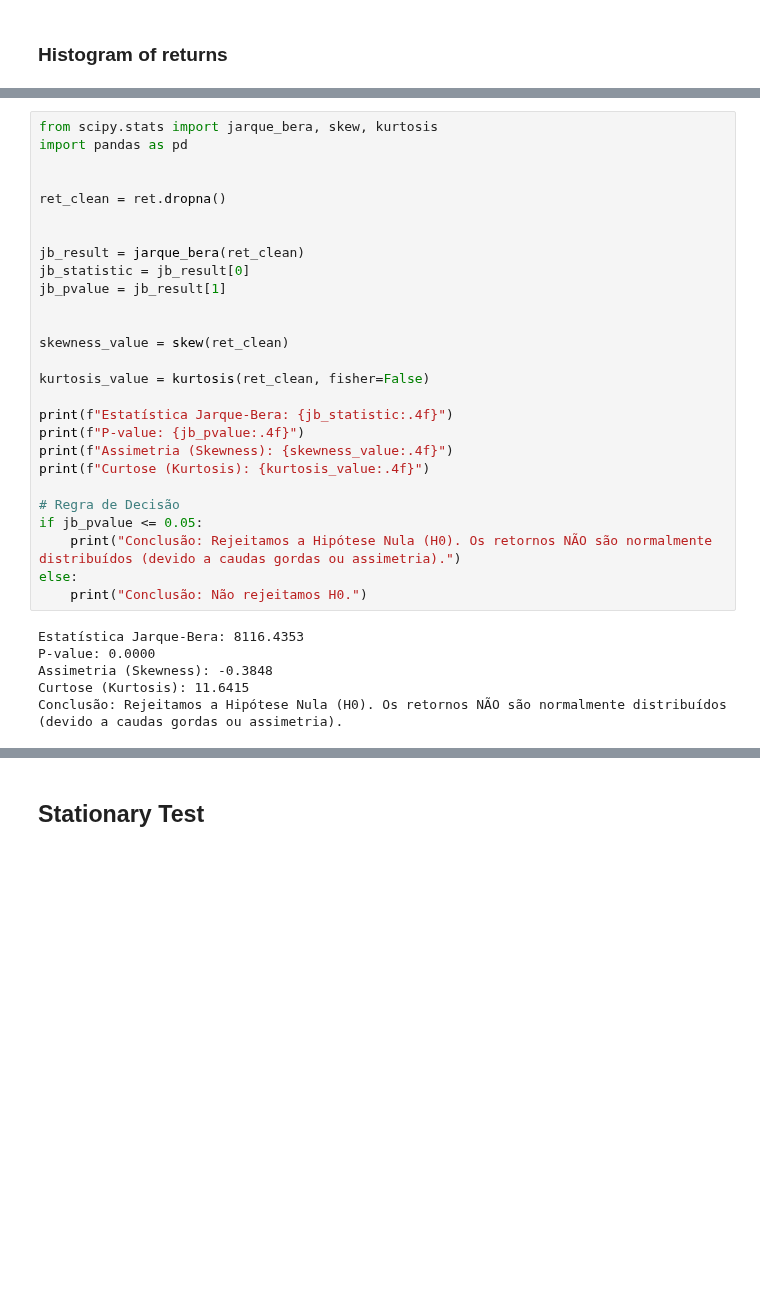
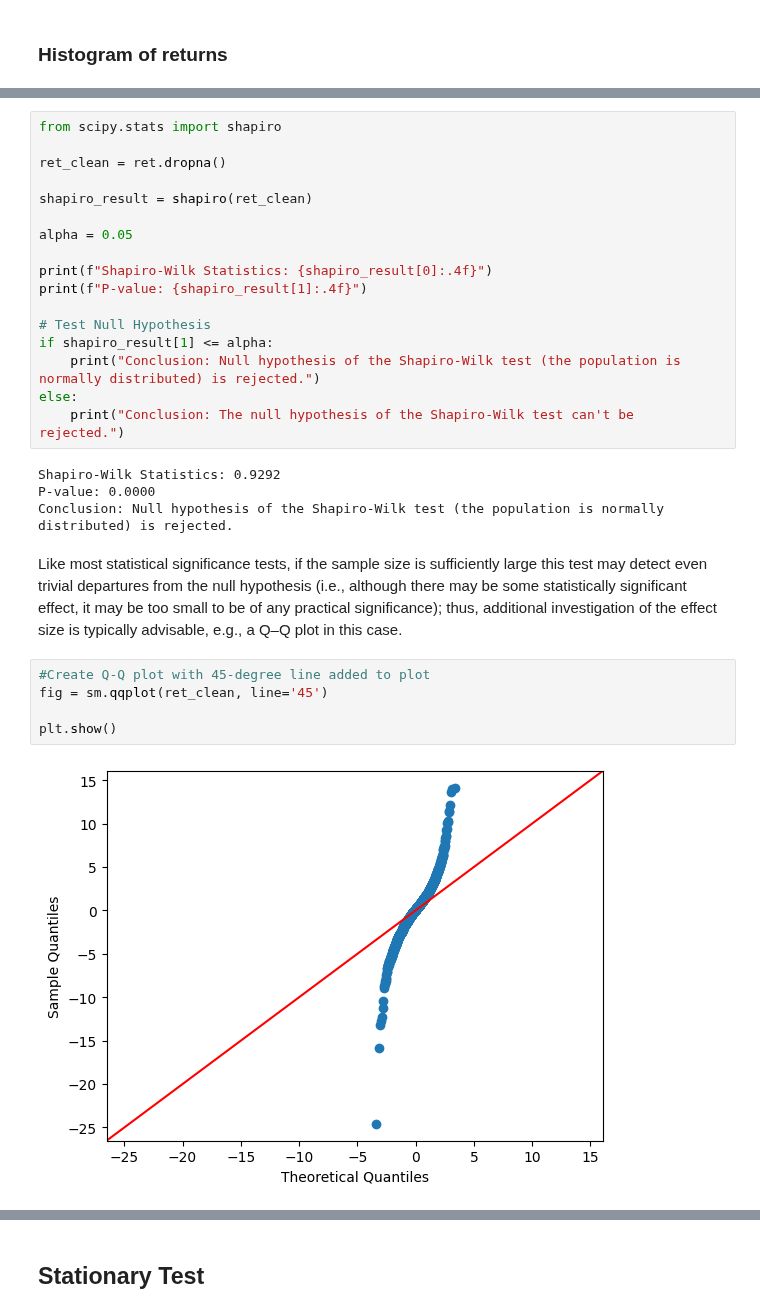
Before and after one commit to guilhermemalves03/Tecnicas-Avancadas-de-Analise-de-Dados, a Jupyter notebook: ProjetoMachineLearning/ProjetoMachineLearning.ipynb, the cells around one changed output, grey strips where cells are left out. Cells and saved outputs as stored; diff of their text form; blank space fills up the shorter version.

```diff
--- a/ProjetoMachineLearning/ProjetoMachineLearning.ipynb
+++ b/ProjetoMachineLearning/ProjetoMachineLearning.ipynb
@@ -152,33 +152,30 @@ plt.show()
 # %%
-from scipy.stats import jarque_bera, skew, kurtosis
-import pandas as pd
-
+from scipy.stats import shapiro
 
 ret_clean = ret.dropna()
 
+shapiro_result = shapiro(ret_clean)
 
-jb_result = jarque_bera(ret_clean)
-jb_statistic = jb_result[0]
-jb_pvalue = jb_result[1]
+alpha = 0.05
 
+print(f"Shapiro-Wilk Statistics: {shapiro_result[0]:.4f}")
+print(f"P-value: {shapiro_result[1]:.4f}")
 
-skewness_value = skew(ret_clean)
-
-kurtosis_value = kurtosis(ret_clean, fisher=False)
-
-print(f"Estatística Jarque-Bera: {jb_statistic:.4f}")
-print(f"P-value: {jb_pvalue:.4f}")
-print(f"Assimetria (Skewness): {skewness_value:.4f}")
-print(f"Curtose (Kurtosis): {kurtosis_value:.4f}")
-
-# Regra de Decisão
-if jb_pvalue <= 0.05:
-    print("Conclusão: Rejeitamos a Hipótese Nula (H0). Os retornos NÃO são normalmente distribuídos (devido a caudas gordas ou assimetria).")
+# Test Null Hypothesis
+if shapiro_result[1] <= alpha:
+    print("Conclusion: Null hypothesis of the Shapiro-Wilk test (the population is normally distributed) is rejected.")
 else:
-    print("Conclusão: Não rejeitamos H0.")
+    print("Conclusion: The null hypothesis of the Shapiro-Wilk test can't be rejected.")
 # %% [output]
-Estatística Jarque-Bera: 8116.4353
+Shapiro-Wilk Statistics: 0.9292
 P-value: 0.0000
-Assimetria (Skewness): -0.3848
-Curtose (Kurtosis): 11.6415
-Conclusão: Rejeitamos a Hipótese Nula (H0). Os retornos NÃO são normalmente distribuídos (devido a caudas gordas ou assimetria).
+Conclusion: Null hypothesis of the Shapiro-Wilk test (the population is normally distributed) is rejected.
+# %% [markdown]
+Like most statistical significance tests, if the sample size is sufficiently large this test may detect even trivial departures from the null hypothesis (i.e., although there may be some statistically significant effect, it may be too small to be of any practical significance); thus, additional investigation of the effect size is typically advisable, e.g., a Q–Q plot in this case.
+# %%
+#Create Q-Q plot with 45-degree line added to plot
+fig = sm.qqplot(ret_clean, line='45')
+
+plt.show()
+# %% [output]
+[figure, added]
```
Also changed, not shown: parts of 11 cells of this notebook.
